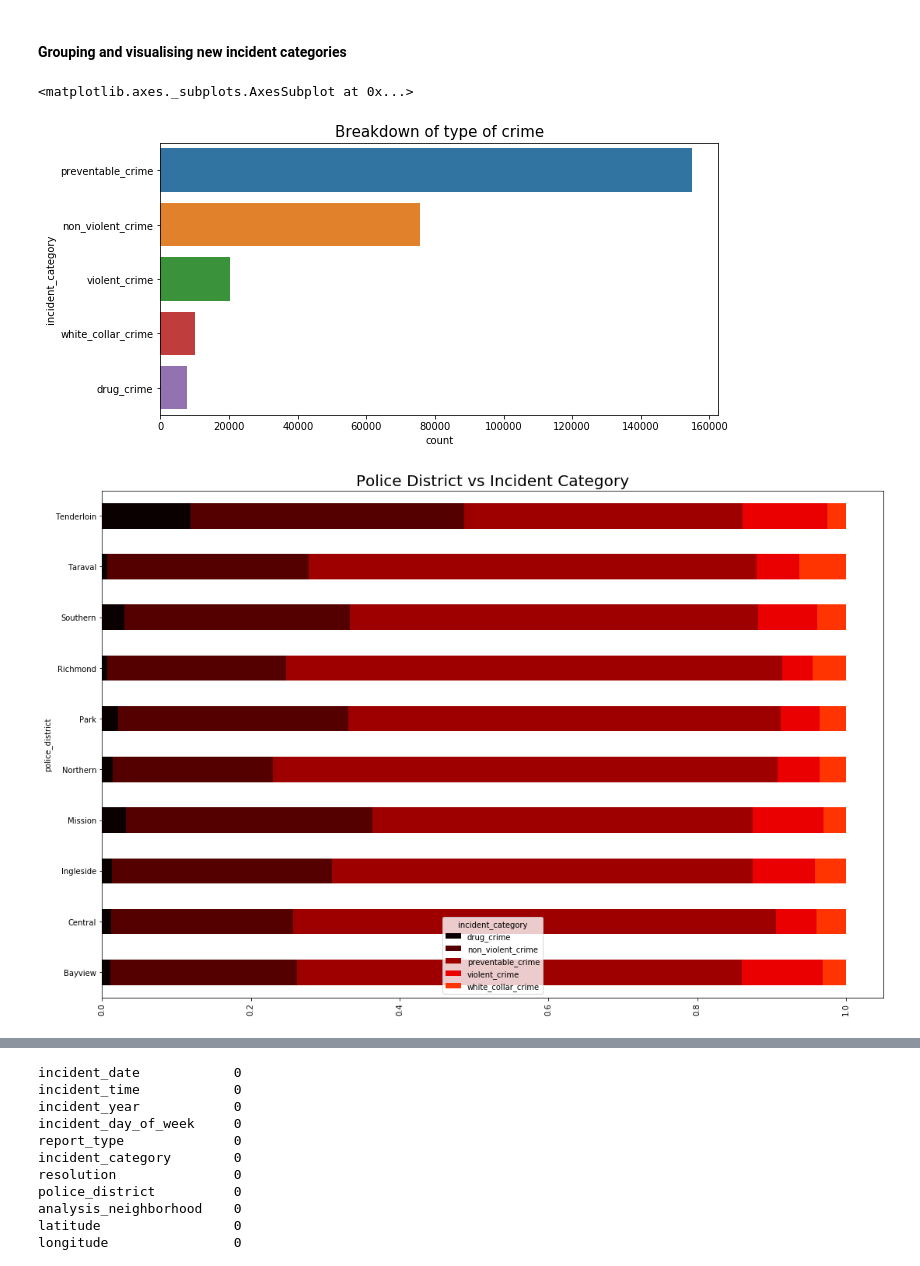
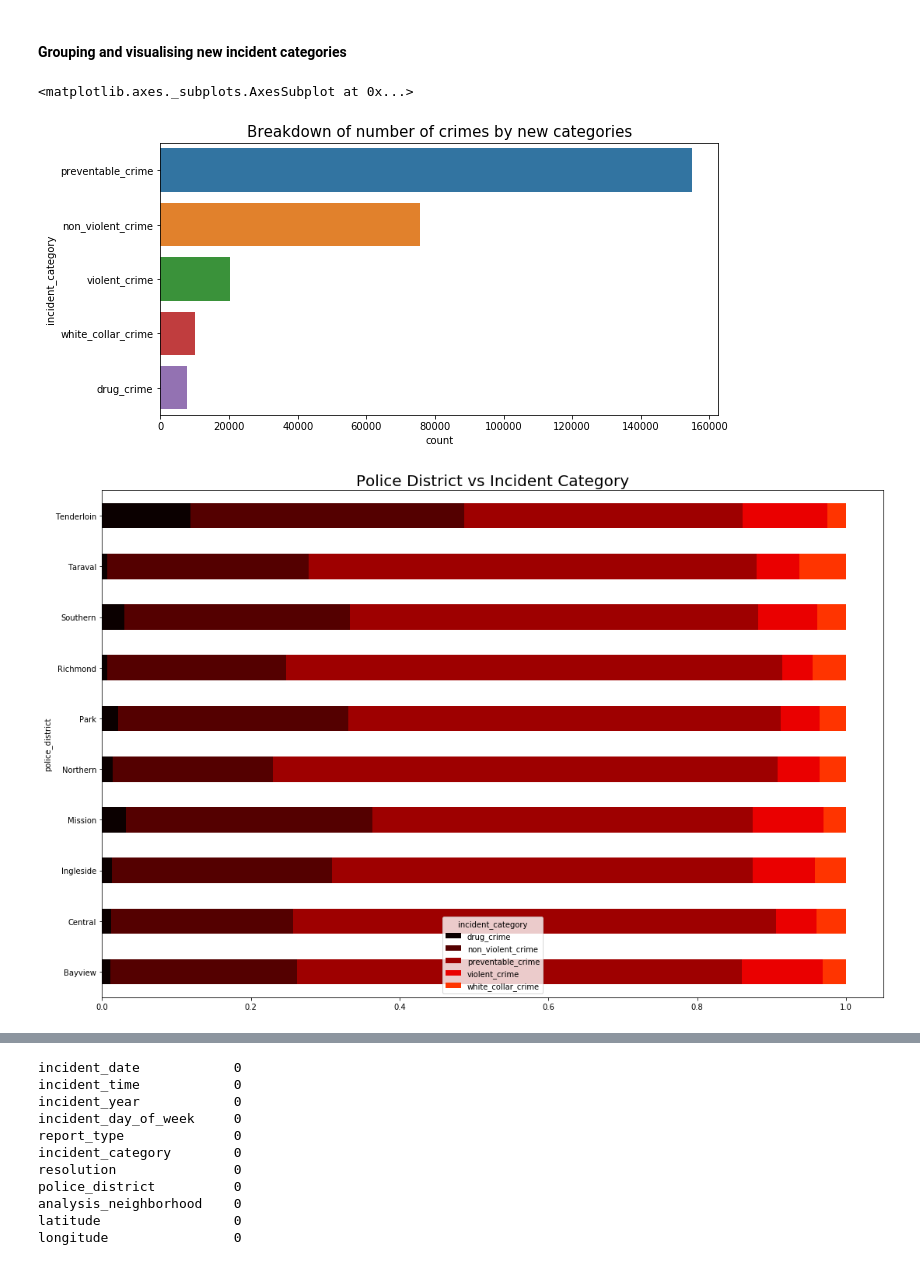
Before and after one commit to yeoelton/Predicting-Crime-San-Francisco, a Jupyter notebook: code/Capstone Project_Part 1.ipynb, the cells around one changed output, grey strips where cells are left out. Saved outputs shown, nothing was run; the diff lists cells and outputs as text; code cells hidden in the pictures.

```diff
--- a/code/Capstone Project_Part 1.ipynb
+++ b/code/Capstone Project_Part 1.ipynb
@@ -864,19 +888,20 @@ for i in white_collar_crime:
 for i in non_violent_crime:
     reports.incident_category.replace({i: 'non_violent_crime'}, inplace=True)
 # %%
+#visualising the number of each group of crime
 plt.subplots(figsize=(10,5))
-plt.title('Breakdown of type of crime', fontsize=15)
+plt.title('Breakdown of number of crimes by new categories', fontsize=15)
 sns.countplot(y=reports.incident_category,
              order = reports.incident_category.value_counts().index)
 # %% [output]
 <matplotlib.axes._subplots.AxesSubplot at 0x...>
-[figure, old version]
+[figure, new version]
 # %%
+#visualising the proportion of each incident category within each police district
 df = pd.crosstab(reports.police_district, reports.incident_category)
 color = plt.cm.hot(np.linspace(0, 1, 10))
 df.div(df.sum(1).astype(float), axis = 0).plot.barh(stacked = True, color = color, figsize = (18, 12))
 plt.title('Police District vs Incident Category', fontweight = 30, fontsize = 20)
-plt.xticks(rotation = 90)
 plt.show()
 # %% [output]
-[figure, old version]
+[figure, new version]
```
Also changed, not shown: parts of 55 cells of this notebook, 2 other files.
